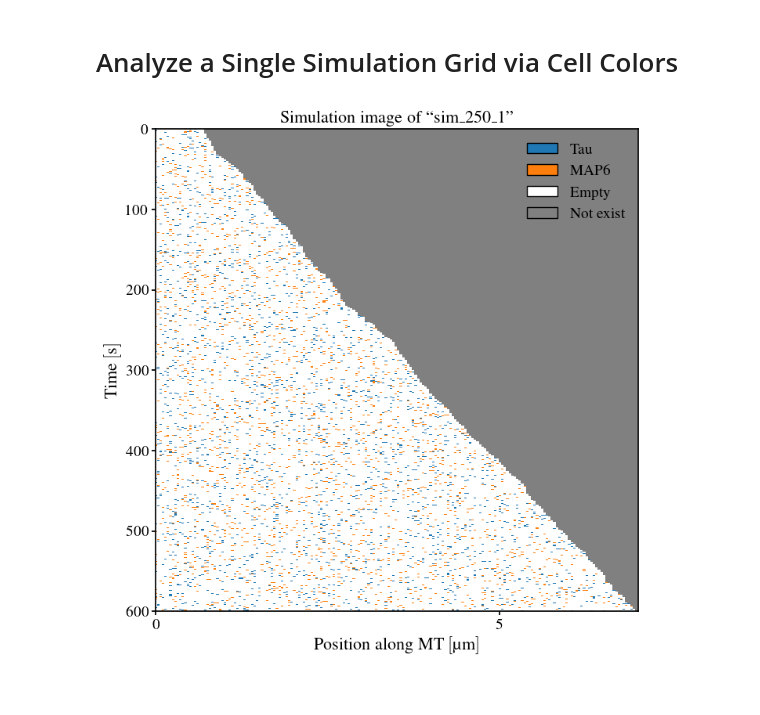
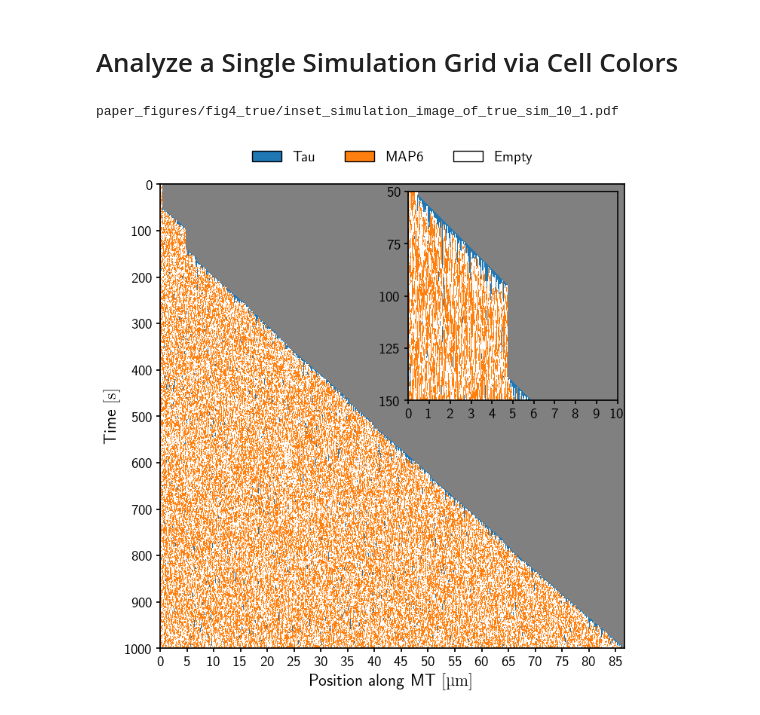
Before and after one commit to CWU-Computational-Biophysics/tau_mts, a Jupyter notebook: grid_analysis.ipynb, the cells around one changed output. Saved outputs shown, nothing was run; the diff lists cells and outputs as text; code cells hidden in the pictures.

Commit message:
made grid views

```diff
--- a/grid_analysis.ipynb
+++ b/grid_analysis.ipynb
@@ -7,14 +7,15 @@ import matplotlib as mpl
 import matplotlib.pyplot as plt
 import numpy as np
 from simulation import Simulation
+from mpl_toolkits.axes_grid1.inset_locator import inset_axes
 
 
 # set plotting style
 plt.style.use(['default', 'biophysics.mplstyle'])
 
 # import simulation data to the Simulation class
-data_dir = Path('data/nov26_paper_run_true')
-sim_file = data_dir / 'sim_250_1.mat'
+sim_file = Path('paper_data2/fig4/fig4_true/true_sim_10_1.mat')
+# sim_file = data_dir / 'sim_250_1.mat'
 sim = Simulation(mat_file=sim_file, skip_check=True)
 sim.set_color_dict({
     sim.get_grid_type('tau'): 'tab:blue',
@@ -24,7 +25,7 @@ sim.set_color_dict({
 })
 
 # define figure save directory
-fig_dir = Path('figures') / data_dir.name
+fig_dir = Path('paper_figures') / sim_file.parents[0].parts[-1]
 fig_dir.mkdir(parents=True, exist_ok=True)
 # %%
 # make a plot that uses cell coloring to analyze a 2D array
@@ -50,45 +51,81 @@ ax.imshow(grid, cmap=cmap, interpolation='none', aspect=aspect)
 ax.set_xlim(0, grid.shape[1])
 ax.set_ylim(grid.shape[0], 0)
 
 # rescale the y-axis from steps to time
 tick_interval = 100
-# get the nearest floored integer of length thats a multiple of the tick count
 tick_count = int(np.floor(time[-1] / tick_interval))
-# generate the labels
 labels = np.arange(0, tick_count+1) * tick_interval
-# calculate the labels position based off the max time
 label_positions = labels / time[-1] * grid.shape[0]
-# set the ticks and labels
 ax.set_yticks(ticks=label_positions, labels=labels)
 
 # rescale the x-axis from domains to position
 tick_interval = 5
-# get the nearest floored integer of length thats a multiple of the tick count
 tick_count = int(np.floor(sim.get_max_length() / tick_interval))
-# generate the labels
 labels = np.arange(0, tick_count+1) * tick_interval
-# calculate the labels position based off the max length
 label_positions = labels / sim.get_max_length() * grid.shape[1]
-# set the ticks and labels
 ax.set_xticks(ticks=label_positions, labels=labels)
-
 
 # add plot labels
 ax.set_xlabel(r"Position along MT $\left[\qty{}{\micro\meter}\right]$")
 ax.set_ylabel(r"Time $\left[\qty{}{\second}\right]$")
-ax.set_title(f"Simulation image of ``{sim.get_name()}\'\'")
 
 # add a legend
 handles = [
     mpl.patches.Patch(facecolor=color_dict[sim.get_grid_type('tau')], label='Tau', edgecolor='black'),
     mpl.patches.Patch(facecolor=color_dict[sim.get_grid_type('map6')], label='MAP6', edgecolor='black'),
     mpl.patches.Patch(facecolor=color_dict[sim.get_grid_type('empty')], label='Empty', edgecolor='black'),
-    mpl.patches.Patch(facecolor=color_dict[sim.get_grid_type('notexist')], label='Not exist', edgecolor='black'),
 ]
-ax.legend(handles=handles, loc='upper right')
+ax.legend(
+    handles=handles,
+    loc='upper center',
+    ncols=3,
+    bbox_to_anchor=(0.5, 1.1),
+)
+
+
+# add inset plot
+# [second]
+zoomed_time = (50, 150)
+# [micrometer]
+zoomed_pos = (0, 10)
+
+# convert to steps
+zoomed_time_step = (int(zoomed_time[0] / sim.get_param('dt')), int(zoomed_time[1] / sim.get_param('dt')))
+zoomed_pos_step = (int(zoomed_pos[0] / sim.get_param('dx')), int(zoomed_pos[1] / sim.get_param('dx')))
+
+# create a trimmed version of the simulation grids
+zoomed_grid = grid[zoomed_time_step[0]:zoomed_time_step[1], zoomed_pos_step[0]:zoomed_pos_step[1]]
+
+# add the trimmed grid to the inset plot by imshow
+ax_inset = inset_axes(ax, width="45%", height="45%", loc='upper right')
+
+# generate the grid plot
+aspect = zoomed_grid.shape[1] / zoomed_grid.shape[0]
+ax_inset.imshow(zoomed_grid, cmap=cmap, interpolation='none', aspect=aspect)
+
+# change axis limits
+ax_inset.set_xlim(0, zoomed_grid.shape[1])
+ax_inset.set_ylim(zoomed_grid.shape[0], 0)
+
+# rescale the y-axis from steps to time
+tick_interval = 25
+tick_count = int(np.floor((zoomed_time[1] - zoomed_time[0]) / tick_interval))
+labels = np.arange(0, tick_count+1) * tick_interval + zoomed_time[0]
+label_positions = (labels - zoomed_time[0]) / (zoomed_time[1] - zoomed_time[0]) * zoomed_grid.shape[0]
+ax_inset.set_yticks(ticks=label_positions, labels=labels)
+
+# rescale the x-axis from domains to position
+tick_interval = 1
+tick_count = int(np.floor((zoomed_pos[1] - zoomed_pos[0]) / tick_interval))
+labels = np.arange(0, tick_count+1) * tick_interval + zoomed_pos[0]
+label_positions = (labels - zoomed_pos[0]) / (zoomed_pos[1] - zoomed_pos[0]) * zoomed_grid.shape[1]
+ax_inset.set_xticks(ticks=label_positions, labels=labels)
+
 
 # save the figure
-fig_file = fig_dir / f"simulation_image_of_{sim.get_name()}.pdf"
-fig.savefig(fig_file)
+fig_file = fig_dir / f"inset_simulation_image_of_{sim.get_name()}.pdf"
+# print(fig_file)
+# fig.savefig(fig_file)
 # %% [output]
+paper_figures/fig4_true/inset_simulation_image_of_true_sim_10_1.pdf
-[figure, old version]
+[figure, new version]
```
Also changed, not shown: parts of 3 cells of this notebook, 3 other files.
